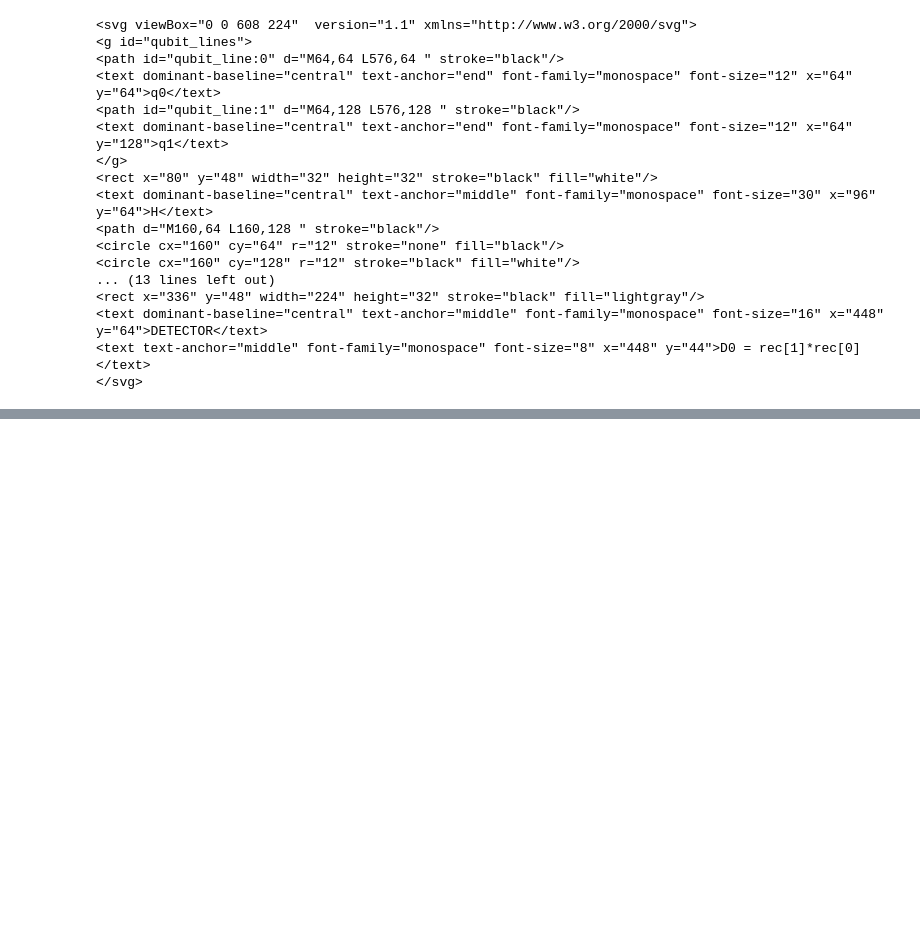
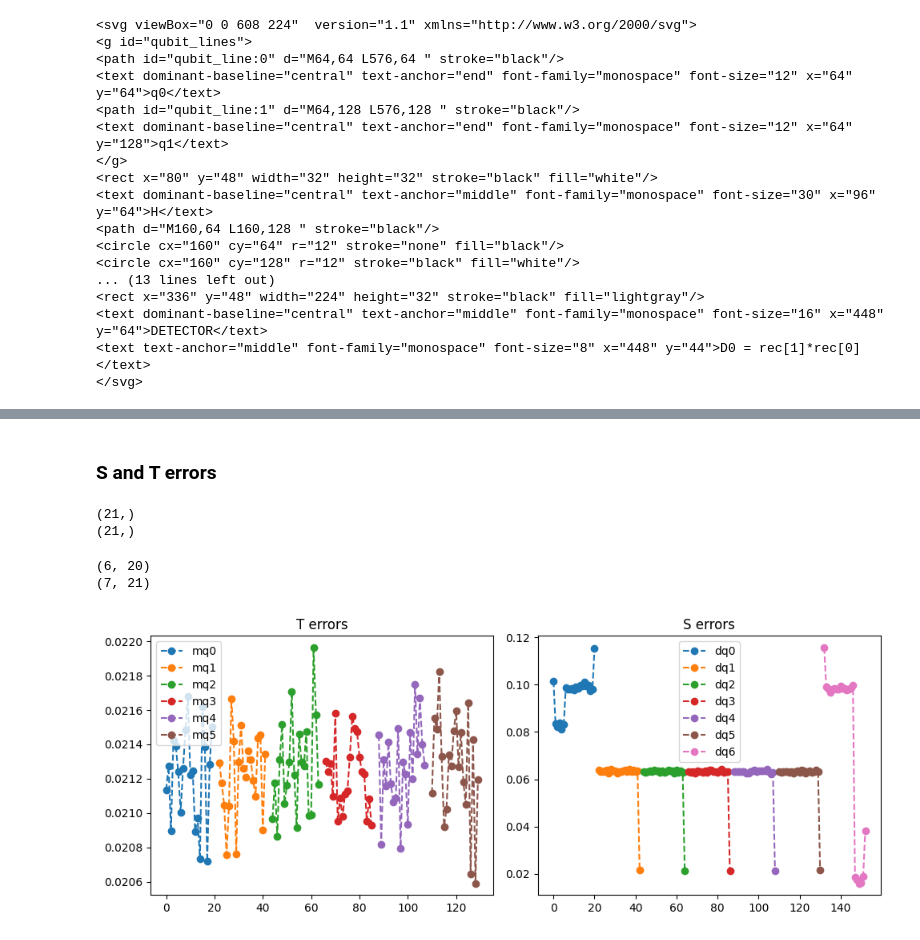
Before and after one commit to qlang-qec/qec, a Jupyter notebook: main.ipynb, the cells around one changed output, grey strips where cells are left out. Saved outputs shown, nothing was run; the diff lists cells and outputs as text; code cells hidden in the pictures; blank space fills up the shorter version.

Commit message:
add S and T errors

```diff
--- a/main.ipynb
+++ b/main.ipynb
@@ -200,0 +198,56 @@ plt.show()
+# %% [markdown]
+### S and T errors
+# %%
+# Boundary error probabilities
+
+def g(p, q):
+    return p + q - 2 * p * q
+
+p_i_s1 = np.zeros_like(xi)
+p_i_s2 = np.zeros_like(xi)
+for i in range(p_ij_t.shape[0]):
+    p_i_s1[i] = p_ij_t[i, 0]
+    p_i_s2[i] = p_ij_t[i, -rounds - 1]
+    for j in range(rounds):
+        p_i_s1[i] = g(p_ij_t[i, j + 1], p_i_s1[i])
+        p_i_s2[i] = g(p_ij_t[i, j - rounds], p_i_s2[i])
+
+p_i_b1 = (xi - p_i_s1) / (1 - 2 * p_i_s1)
+p_i_b2 = (xi - p_i_s2) / (1 - 2 * p_i_s2)
+
+print(p_i_b1[:rounds + 1].shape)
+print(p_i_b2[-rounds - 1:].shape)
+# %% [output]
+(21,)
+(21,)
+# %%
+t_edges = np.array([
+    i[:-1] for i in np.split(np.append(p_ij_t.diagonal(1), 0), distance - 1)
+])
+print(t_edges.shape)
+
+s_edges = np.array(np.split(p_ij_t.diagonal(rounds + 1), distance - 2))
+s_edges = np.vstack((p_i_b1[:rounds + 1], s_edges, p_i_b2[-rounds - 1:]))
+print(s_edges.shape)
+# %% [output]
+(6, 20)
+(7, 21)
+# %%
+fig, axs = plt.subplots(1, 2, figsize=(10, 4))
+
+# Plot T errors
+for i, edge in enumerate(t_edges):
+    axs[0].plot(np.arange(len(edge)) + i * (rounds + 2), edge, "o--", label=f"mq{i}")
+axs[0].legend()
+axs[0].set_title("T errors")
+
+# Plot S errors
+for i, edge in enumerate(s_edges):
+    axs[1].plot(np.arange(len(edge)) + i * (rounds + 2), edge, 'o--', label=f'dq{i}')
+axs[1].legend()
+axs[1].set_title("S errors")
+
+plt.tight_layout()
+plt.show()
+# %% [output]
+[figure, added]
```
Also changed, not shown: parts of 15 cells of this notebook.
